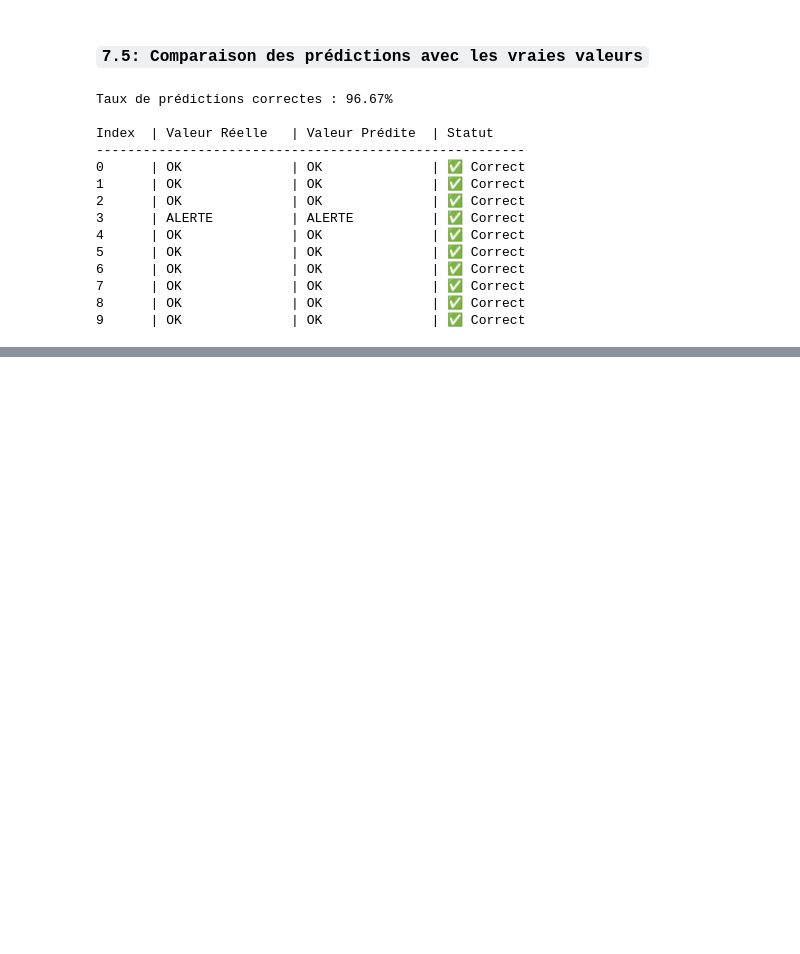
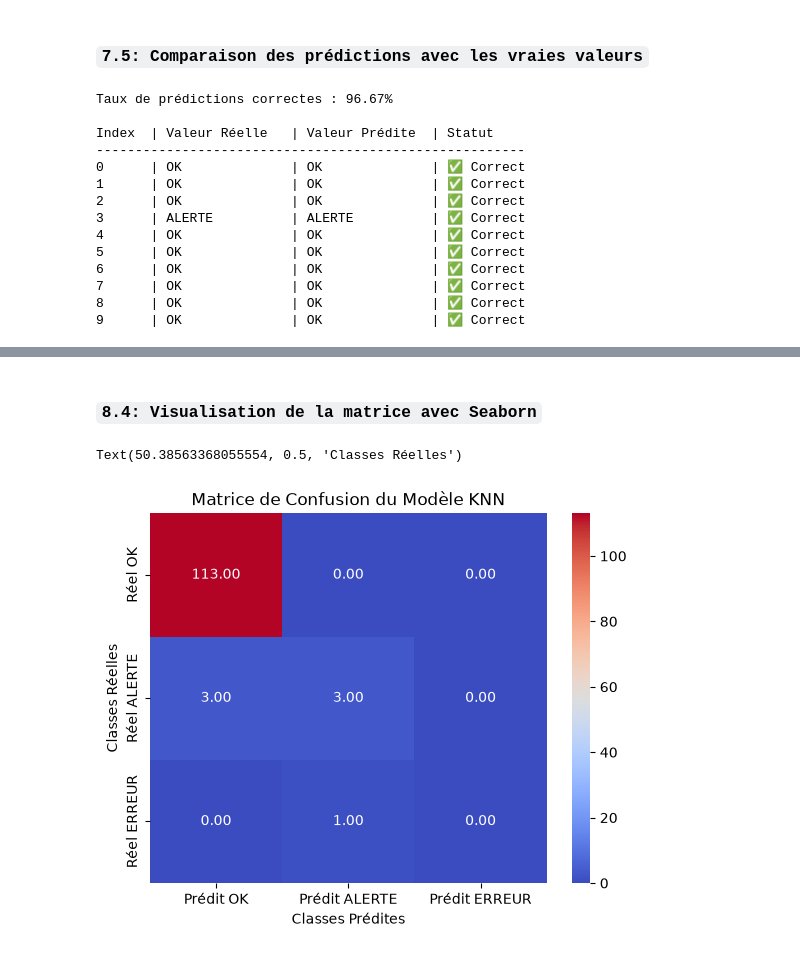
Before and after one commit to Alassanee/atelier_scikit-learn_iot, a Jupyter notebook: notebook/atelier_scikit-learn_iot.ipynb, the cells around one changed output, grey strips where cells are left out. Drawn from its saved outputs; the diff is of its cells as text; code cells hidden in the pictures; blank space fills up the shorter version.

Commit message:
Partie 8 – Evaluation du modèle

```diff
--- a/notebook/atelier_scikit-learn_iot.ipynb
+++ b/notebook/atelier_scikit-learn_iot.ipynb
@@ -426,0 +446,11 @@ Index  | Valeur Réelle   | Valeur Prédite  | Statut
+# %%
+print("\n--- MATRICE DE CONFUSION ---")
+indices_colonnes = ['OK', 'ALERTE', 'ERREUR']
+matrice = confusion_matrix(y_test_texte, y_pred_texte, labels=indices_colonnes)
+
+df_matrice = pd.DataFrame(
+                    matrice,
+                    index=[f"Réel {x}" for x in indices_colonnes],
+                    columns=[f"Prédit {x}" for x in indices_colonnes]
+               )
+print(df_matrice)
@@ -426,0 +484,13 @@ Index  | Valeur Réelle   | Valeur Prédite  | Statut
+# %% [markdown]
+### `8.4: Visualisation de la matrice avec Seaborn`
+# %%
+import seaborn as sns
+import matplotlib.pyplot as plt
+
+sns.heatmap(df_matrice, annot=True, fmt=".2f", cmap="coolwarm")
+plt.title('Matrice de Confusion du Modèle KNN')
+plt.xlabel('Classes Prédites')
+plt.ylabel('Classes Réelles')
+# %% [output]
+Text(50.38563368055554, 0.5, 'Classes Réelles')
+[figure, added]
```
Also changed, not shown: parts of 13 cells of this notebook.
